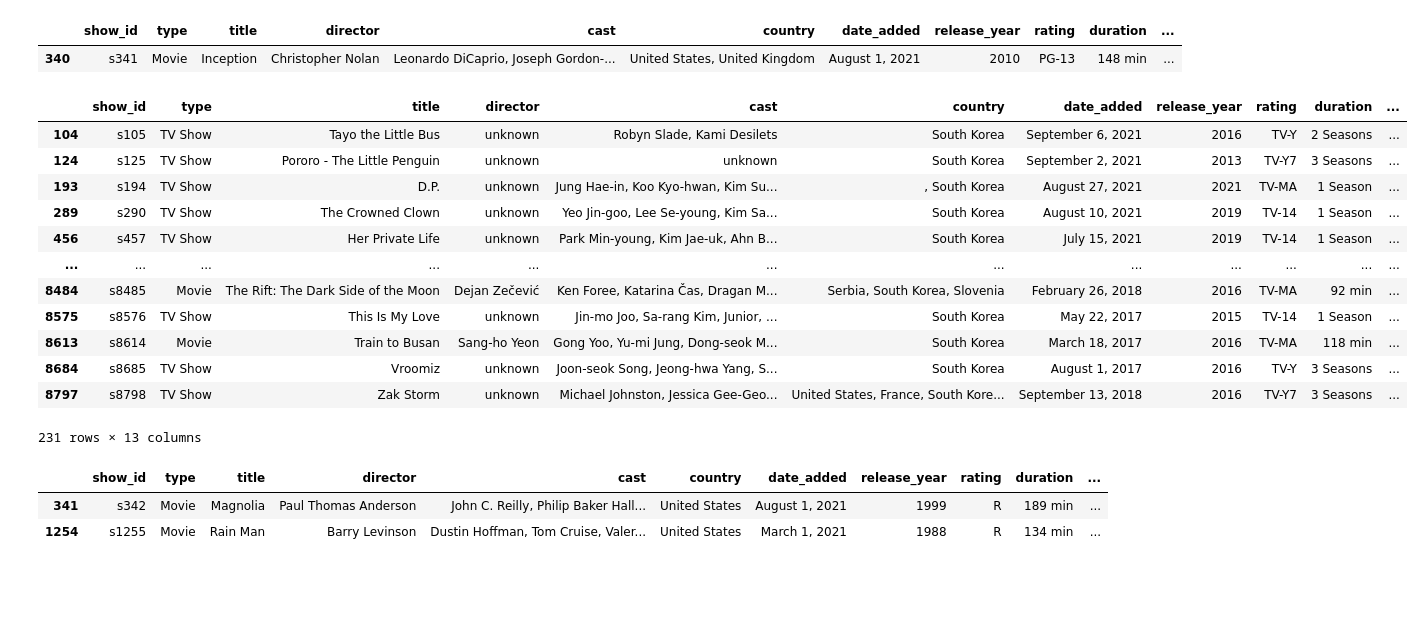
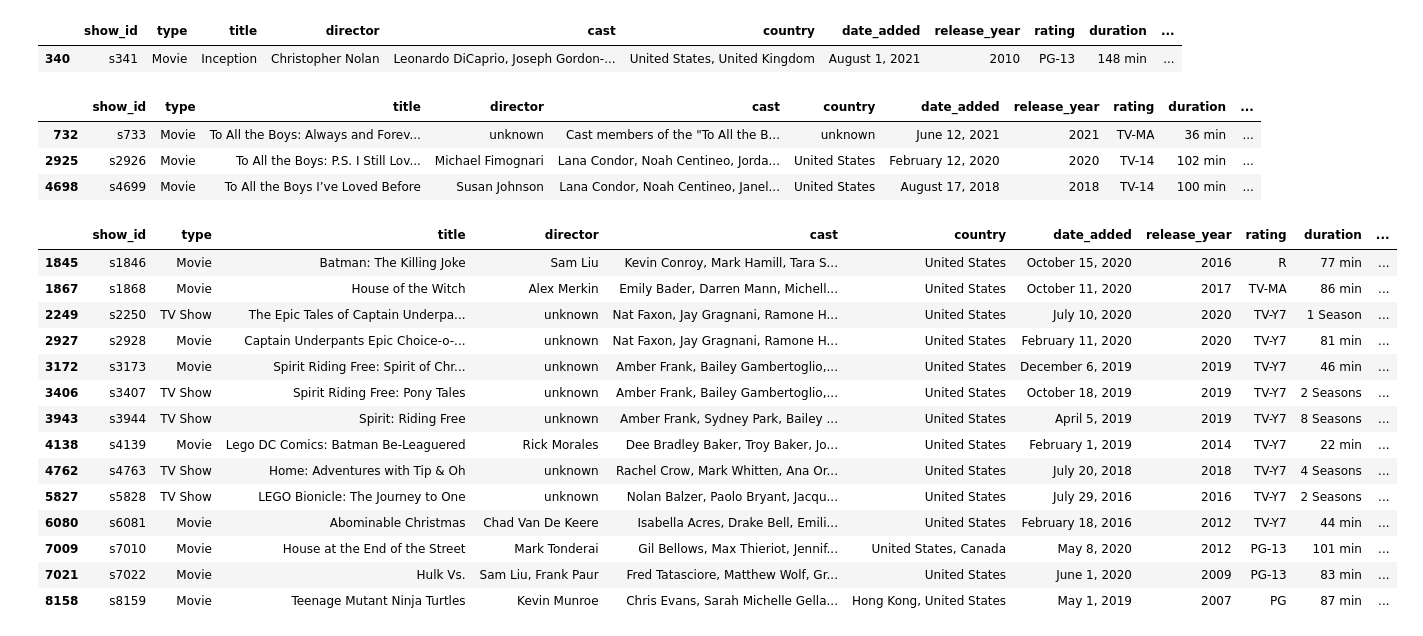
Before and after one commit to Jaimeet7/movie-recommender, a Jupyter notebook: notebooks/netflix_recommender.ipynb, the cells around one changed output. Cells and saved outputs as stored; diff of their text form; code cells hidden in the pictures; blank space fills up the shorter version.

```diff
--- a/notebooks/netflix_recommender.ipynb
+++ b/notebooks/netflix_recommender.ipynb
@@ -142,26 +142,29 @@ df[(df['listed_in'].str.contains('Action & Adventure, Sci-Fi & Fantasy, Thriller
 |  | show_id | type | title | director | cast | country | date_added | release_year | rating | duration | ... |
 | 340 | s341 | Movie | Inception | Christopher Nolan | Leonardo DiCaprio, Joseph Gordon-... | United States, United Kingdom | August 1, 2021 | 2010 | PG-13 | 148 min | ... |
 # %%
-df[df['country'].str.contains('south korea',case=False)]
+df[df['title'].str.contains("To All the Boys")]
 # %% [output]
 |  | show_id | type | title | director | cast | country | date_added | release_year | rating | duration | ... |
-| 104 | s105 | TV Show | Tayo the Little Bus | unknown | Robyn Slade, Kami Desilets | South Korea | September 6, 2021 | 2016 | TV-Y | 2 Seasons | ... |
-| 124 | s125 | TV Show | Pororo - The Little Penguin | unknown | unknown | South Korea | September 2, 2021 | 2013 | TV-Y7 | 3 Seasons | ... |
-| 193 | s194 | TV Show | D.P. | unknown | Jung Hae-in, Koo Kyo-hwan, Kim Su... | , South Korea | August 27, 2021 | 2021 | TV-MA | 1 Season | ... |
-| 289 | s290 | TV Show | The Crowned Clown | unknown | Yeo Jin-goo, Lee Se-young, Kim Sa... | South Korea | August 10, 2021 | 2019 | TV-14 | 1 Season | ... |
-| 456 | s457 | TV Show | Her Private Life | unknown | Park Min-young, Kim Jae-uk, Ahn B... | South Korea | July 15, 2021 | 2019 | TV-14 | 1 Season | ... |
-| ... | ... | ... | ... | ... | ... | ... | ... | ... | ... | ... | ... |
-| 8484 | s8485 | Movie | The Rift: The Dark Side of the Moon | Dejan Zečević | Ken Foree, Katarina Čas, Dragan M... | Serbia, South Korea, Slovenia | February 26, 2018 | 2016 | TV-MA | 92 min | ... |
-| 8575 | s8576 | TV Show | This Is My Love | unknown | Jin-mo Joo, Sa-rang Kim, Junior, ... | South Korea | May 22, 2017 | 2015 | TV-14 | 1 Season | ... |
-| 8613 | s8614 | Movie | Train to Busan | Sang-ho Yeon | Gong Yoo, Yu-mi Jung, Dong-seok M... | South Korea | March 18, 2017 | 2016 | TV-MA | 118 min | ... |
-| 8684 | s8685 | TV Show | Vroomiz | unknown | Joon-seok Song, Jeong-hwa Yang, S... | South Korea | August 1, 2017 | 2016 | TV-Y | 3 Seasons | ... |
-| 8797 | s8798 | TV Show | Zak Storm | unknown | Michael Johnston, Jessica Gee-Geo... | United States, France, South Kore... | September 13, 2018 | 2016 | TV-Y7 | 3 Seasons | ... |
+| 732 | s733 | Movie | To All the Boys: Always and Forev... | unknown | Cast members of the "To All the B... | unknown | June 12, 2021 | 2021 | TV-MA | 36 min | ... |
+| 2925 | s2926 | Movie | To All the Boys: P.S. I Still Lov... | Michael Fimognari | Lana Condor, Noah Centineo, Jorda... | United States | February 12, 2020 | 2020 | TV-14 | 102 min | ... |
+| 4698 | s4699 | Movie | To All the Boys I’ve Loved Before | Susan Johnson | Lana Condor, Noah Centineo, Janel... | United States | August 17, 2018 | 2018 | TV-14 | 100 min | ... |
-231 rows × 13 columns
-# %%
-df[df['cast'].str.contains("tom cruise",case=False)]
-# %% [output]
-|  | show_id | type | title | director | cast | country | date_added | release_year | rating | duration | ... |
-| 341 | s342 | Movie | Magnolia | Paul Thomas Anderson | John C. Reilly, Philip Baker Hall... | United States | August 1, 2021 | 1999 | R | 189 min | ... |
-| 1254 | s1255 | Movie | Rain Man | Barry Levinson | Dustin Hoffman, Tom Cruise, Valer... | United States | March 1, 2021 | 1988 | R | 134 min | ... |
+# %%
+df[df['cast'].str.contains("nolan",case=False,na=False)]
+# %% [output]
+|  | show_id | type | title | director | cast | country | date_added | release_year | rating | duration | ... |
+| 1845 | s1846 | Movie | Batman: The Killing Joke | Sam Liu | Kevin Conroy, Mark Hamill, Tara S... | United States | October 15, 2020 | 2016 | R | 77 min | ... |
+| 1867 | s1868 | Movie | House of the Witch | Alex Merkin | Emily Bader, Darren Mann, Michell... | United States | October 11, 2020 | 2017 | TV-MA | 86 min | ... |
+| 2249 | s2250 | TV Show | The Epic Tales of Captain Underpa... | unknown | Nat Faxon, Jay Gragnani, Ramone H... | United States | July 10, 2020 | 2020 | TV-Y7 | 1 Season | ... |
+| 2927 | s2928 | Movie | Captain Underpants Epic Choice-o-... | unknown | Nat Faxon, Jay Gragnani, Ramone H... | United States | February 11, 2020 | 2020 | TV-Y7 | 81 min | ... |
+| 3172 | s3173 | Movie | Spirit Riding Free: Spirit of Chr... | unknown | Amber Frank, Bailey Gambertoglio,... | United States | December 6, 2019 | 2019 | TV-Y7 | 46 min | ... |
+| 3406 | s3407 | TV Show | Spirit Riding Free: Pony Tales | unknown | Amber Frank, Bailey Gambertoglio,... | United States | October 18, 2019 | 2019 | TV-Y7 | 2 Seasons | ... |
+| 3943 | s3944 | TV Show | Spirit: Riding Free | unknown | Amber Frank, Sydney Park, Bailey ... | United States | April 5, 2019 | 2019 | TV-Y7 | 8 Seasons | ... |
+| 4138 | s4139 | Movie | Lego DC Comics: Batman Be-Leaguered | Rick Morales | Dee Bradley Baker, Troy Baker, Jo... | United States | February 1, 2019 | 2014 | TV-Y7 | 22 min | ... |
+| 4762 | s4763 | TV Show | Home: Adventures with Tip & Oh | unknown | Rachel Crow, Mark Whitten, Ana Or... | United States | July 20, 2018 | 2018 | TV-Y7 | 4 Seasons | ... |
+| 5827 | s5828 | TV Show | LEGO Bionicle: The Journey to One | unknown | Nolan Balzer, Paolo Bryant, Jacqu... | United States | July 29, 2016 | 2016 | TV-Y7 | 2 Seasons | ... |
+| 6080 | s6081 | Movie | Abominable Christmas | Chad Van De Keere | Isabella Acres, Drake Bell, Emili... | United States | February 18, 2016 | 2012 | TV-Y7 | 44 min | ... |
+| 7009 | s7010 | Movie | House at the End of the Street | Mark Tonderai | Gil Bellows, Max Thieriot, Jennif... | United States, Canada | May 8, 2020 | 2012 | PG-13 | 101 min | ... |
+| 7021 | s7022 | Movie | Hulk Vs. | Sam Liu, Frank Paur | Fred Tatasciore, Matthew Wolf, Gr... | United States | June 1, 2020 | 2009 | PG-13 | 83 min | ... |
+| 8158 | s8159 | Movie | Teenage Mutant Ninja Turtles | Kevin Munroe | Chris Evans, Sarah Michelle Gella... | Hong Kong, United States | May 1, 2019 | 2007 | PG | 87 min | ... |
 # %%
 df.to_csv("/Users/jaimeet/Documents/Movie Recommender/data/netflix_cleaned.csv",index=False)
```
Also changed, not shown: 3 other files.
